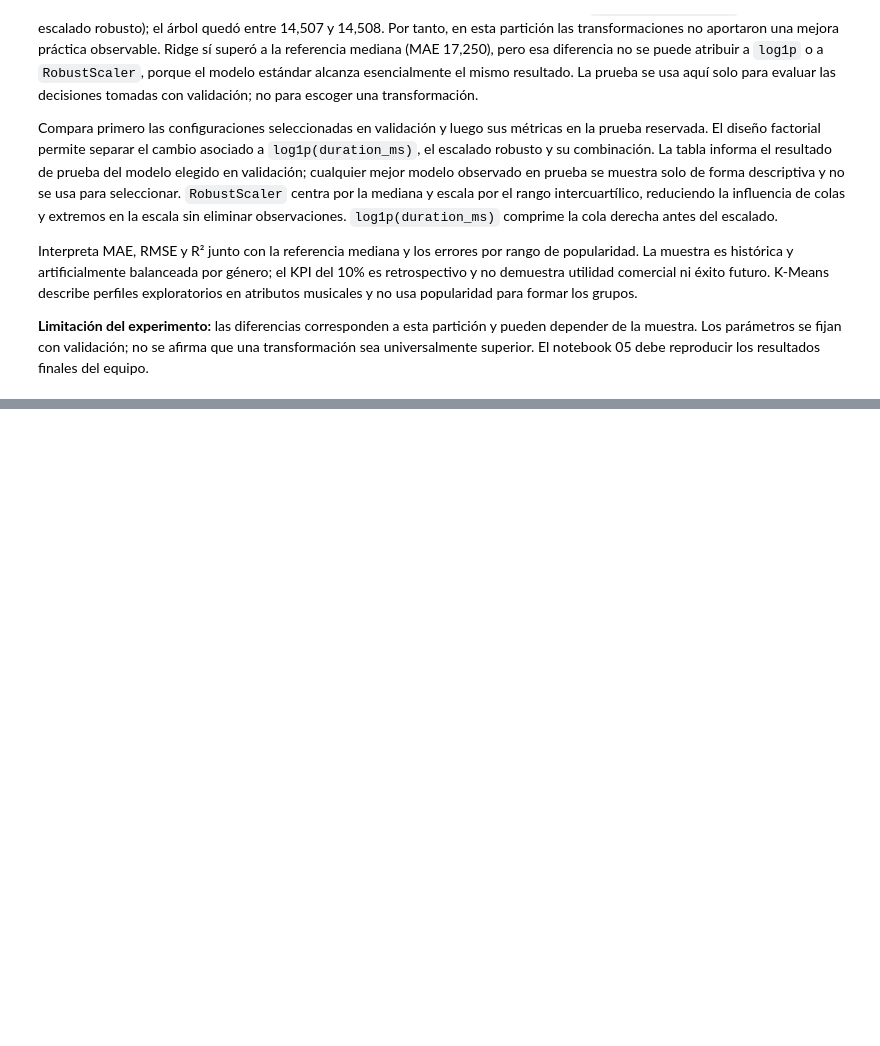
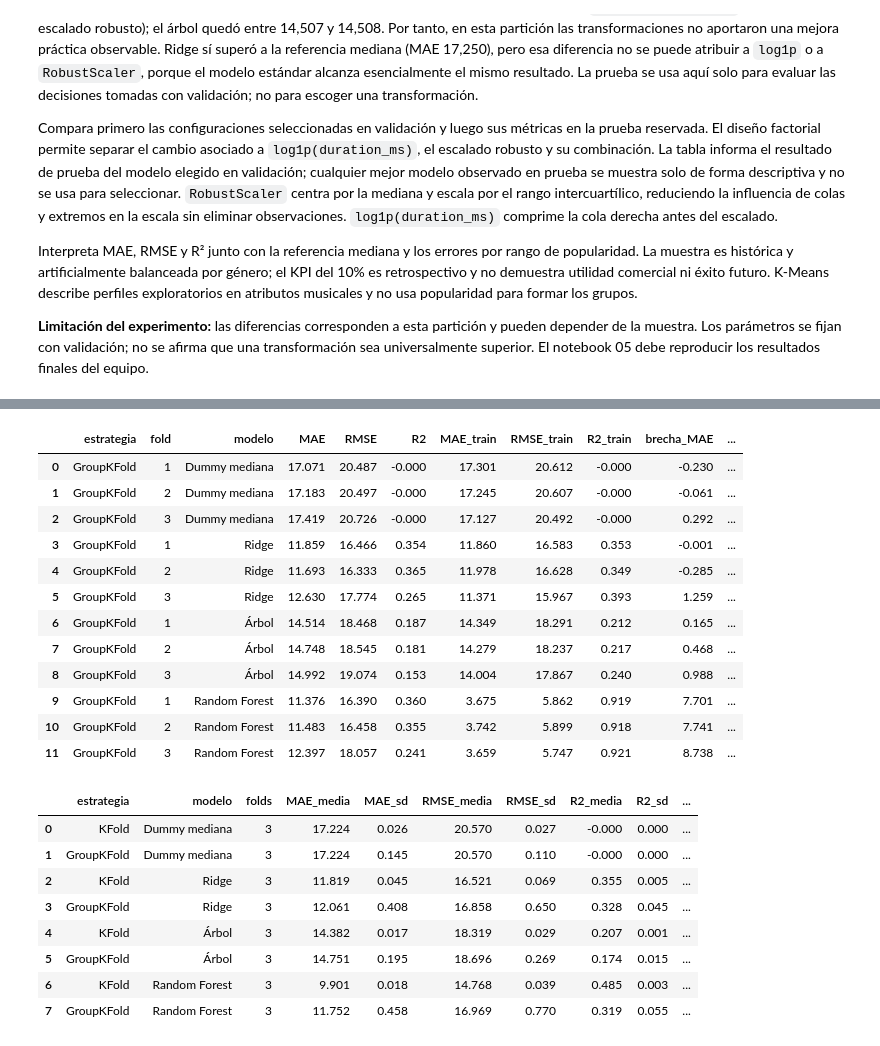
Before and after one commit to LucasMoncadaCL/spotify-popularity-analysis, a Jupyter notebook: notebooks/04b_modeling_ignacio.ipynb, the cells around one changed output, grey strips where cells are left out. Drawn from its saved outputs; the diff is of its cells as text; code cells hidden in the pictures; blank space fills up the shorter version.

```diff
--- a/notebooks/04b_modeling_ignacio.ipynb
+++ b/notebooks/04b_modeling_ignacio.ipynb
@@ -762,0 +884,31 @@ Interpreta MAE, RMSE y R² junto con la referencia mediana y los errores por ran
+# %%
+ep3_grouped = ep3_scores.loc[ep3_scores.estrategia.eq("GroupKFold")].reset_index(drop=True)
+ep3_grouped.to_csv(ep3_dir / "04b_ignacio_grouped_folds.csv", index=False)
+ep3_scores.to_csv(ep3_dir / "04b_ignacio_cv_folds.csv", index=False)
+ep3_summary = summarize_validation(ep3_scores)
+ep3_summary.to_csv(ep3_dir / "04b_ignacio_cv_summary.csv", index=False)
+display(ep3_grouped.round(3))
+display(ep3_summary.round(3))
+# %% [output]
+|  | estrategia | fold | modelo | MAE | RMSE | R2 | MAE_train | RMSE_train | R2_train | brecha_MAE | ... |
+| 0 | GroupKFold | 1 | Dummy mediana | 17.071 | 20.487 | -0.000 | 17.301 | 20.612 | -0.000 | -0.230 | ... |
+| 1 | GroupKFold | 2 | Dummy mediana | 17.183 | 20.497 | -0.000 | 17.245 | 20.607 | -0.000 | -0.061 | ... |
+| 2 | GroupKFold | 3 | Dummy mediana | 17.419 | 20.726 | -0.000 | 17.127 | 20.492 | -0.000 | 0.292 | ... |
+| 3 | GroupKFold | 1 | Ridge | 11.859 | 16.466 | 0.354 | 11.860 | 16.583 | 0.353 | -0.001 | ... |
+| 4 | GroupKFold | 2 | Ridge | 11.693 | 16.333 | 0.365 | 11.978 | 16.628 | 0.349 | -0.285 | ... |
+| 5 | GroupKFold | 3 | Ridge | 12.630 | 17.774 | 0.265 | 11.371 | 15.967 | 0.393 | 1.259 | ... |
+| 6 | GroupKFold | 1 | Árbol | 14.514 | 18.468 | 0.187 | 14.349 | 18.291 | 0.212 | 0.165 | ... |
+| 7 | GroupKFold | 2 | Árbol | 14.748 | 18.545 | 0.181 | 14.279 | 18.237 | 0.217 | 0.468 | ... |
+| 8 | GroupKFold | 3 | Árbol | 14.992 | 19.074 | 0.153 | 14.004 | 17.867 | 0.240 | 0.988 | ... |
+| 9 | GroupKFold | 1 | Random Forest | 11.376 | 16.390 | 0.360 | 3.675 | 5.862 | 0.919 | 7.701 | ... |
+| 10 | GroupKFold | 2 | Random Forest | 11.483 | 16.458 | 0.355 | 3.742 | 5.899 | 0.918 | 7.741 | ... |
+| 11 | GroupKFold | 3 | Random Forest | 12.397 | 18.057 | 0.241 | 3.659 | 5.747 | 0.921 | 8.738 | ... |
+|  | estrategia | modelo | folds | MAE_media | MAE_sd | RMSE_media | RMSE_sd | R2_media | R2_sd | ... |
+| 0 | KFold | Dummy mediana | 3 | 17.224 | 0.026 | 20.570 | 0.027 | -0.000 | 0.000 | ... |
+| 1 | GroupKFold | Dummy mediana | 3 | 17.224 | 0.145 | 20.570 | 0.110 | -0.000 | 0.000 | ... |
+| 2 | KFold | Ridge | 3 | 11.819 | 0.045 | 16.521 | 0.069 | 0.355 | 0.005 | ... |
+| 3 | GroupKFold | Ridge | 3 | 12.061 | 0.408 | 16.858 | 0.650 | 0.328 | 0.045 | ... |
+| 4 | KFold | Árbol | 3 | 14.382 | 0.017 | 18.319 | 0.029 | 0.207 | 0.001 | ... |
+| 5 | GroupKFold | Árbol | 3 | 14.751 | 0.195 | 18.696 | 0.269 | 0.174 | 0.015 | ... |
+| 6 | KFold | Random Forest | 3 | 9.901 | 0.018 | 14.768 | 0.039 | 0.485 | 0.003 | ... |
+| 7 | GroupKFold | Random Forest | 3 | 11.752 | 0.458 | 16.969 | 0.770 | 0.319 | 0.055 | ... |
```
Also changed, not shown: parts of 8 cells of this notebook, 15 other files.
